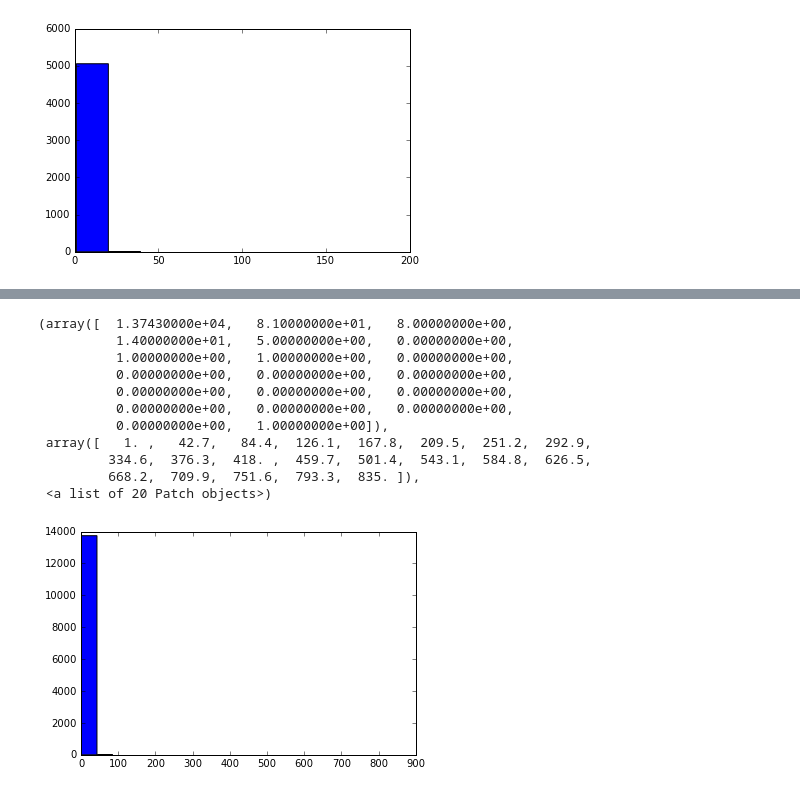
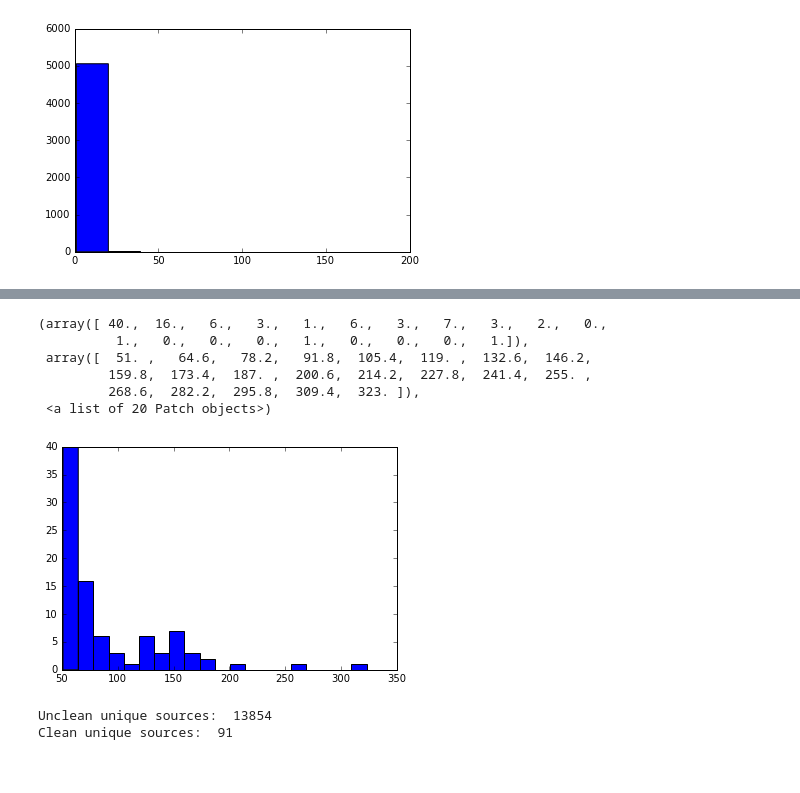
Before and after one commit to densekernel/EDEN, a Jupyter notebook: notebooks/1. Data Acquisition.ipynb, the cells around one changed output, grey strips where cells are left out. Saved outputs shown, nothing was run; the diff lists cells and outputs as text; code cells hidden in the pictures.

Commit message:
clean repo and start luigi pipeline

```diff
--- a/notebooks/1. Data Acquisition.ipynb
+++ b/notebooks/1. Data Acquisition.ipynb
@@ -116,25 +153,0 @@ es = Elasticsearch()
-# %%
-res_ = []
-
-res = es.search(
-    index="articles",
-    scroll = '2m',
-    search_type = 'scan',
-    size = 1000,
-)
-
-sid = res['_scroll_id']
-scroll_size = res['hits']['total']
-
-# Start scrolling
-while (scroll_size > 0):
-    print "Scrolling..."
-    res = es.scroll(scroll_id = sid, scroll = '2m')
-    # Update the scroll ID
-    sid = res['_scroll_id']
-    # Get the number of results that we returned in the last scroll
-    scroll_size = len(res['hits']['hits'])
-    print "scroll size: " + str(scroll_size)
-    # Do something with the obtained page
-    print type(res)
-    res_.append(res['hits']['hits'])
@@ -179,2 +154,2 @@ print res_flat[0]
 # %%
-df = pd.DataFrame([doc['_source'] for doc in res_flat])
+df_res = pd.DataFrame([doc['_source'] for doc in res_])
@@ -180,0 +186,5 @@ df = pd.DataFrame([doc['_source'] for doc in res_flat])
+# %%
+# remove all instances of sources with less than 10 articleszx
+df_res_clean = df_res.groupby('source').filter(lambda x: len(x) > 50)
+# remove myinforms sources
+df_res_clean = df_res_clean[~df_res_clean['source'].isin(['MyInforms'])]
@@ -201,15 +241,16 @@ Name: source, dtype: int64
 # %%
-plt.hist(df['source'].value_counts(), bins=20)
+hist(df_res_clean['source'].value_counts(), bins=20)
 # %% [output]
-(array([  1.37430000e+04,   8.10000000e+01,   8.00000000e+00,
-          1.40000000e+01,   5.00000000e+00,   0.00000000e+00,
-          1.00000000e+00,   1.00000000e+00,   0.00000000e+00,
-          0.00000000e+00,   0.00000000e+00,   0.00000000e+00,
-          0.00000000e+00,   0.00000000e+00,   0.00000000e+00,
-          0.00000000e+00,   0.00000000e+00,   0.00000000e+00,
-          0.00000000e+00,   1.00000000e+00]),
- array([   1. ,   42.7,   84.4,  126.1,  167.8,  209.5,  251.2,  292.9,
-         334.6,  376.3,  418. ,  459.7,  501.4,  543.1,  584.8,  626.5,
-         668.2,  709.9,  751.6,  793.3,  835. ]),
+(array([ 40.,  16.,   6.,   3.,   1.,   6.,   3.,   7.,   3.,   2.,   0.,
+          1.,   0.,   0.,   0.,   1.,   0.,   0.,   0.,   1.]),
+ array([  51. ,   64.6,   78.2,   91.8,  105.4,  119. ,  132.6,  146.2,
+         159.8,  173.4,  187. ,  200.6,  214.2,  227.8,  241.4,  255. ,
+         268.6,  282.2,  295.8,  309.4,  323. ]),
  <a list of 20 Patch objects>)
-[figure, old version]
+[figure, new version]
+# %%
+print "Unclean unique sources: ", len(df_res['source'].unique())
+print "Clean unique sources: ", len(df_res_clean['source'].unique())
+# %% [output]
+Unclean unique sources:  13854
+Clean unique sources:  91
```
Also changed, not shown: parts of 28 cells of this notebook, 21 other files.
